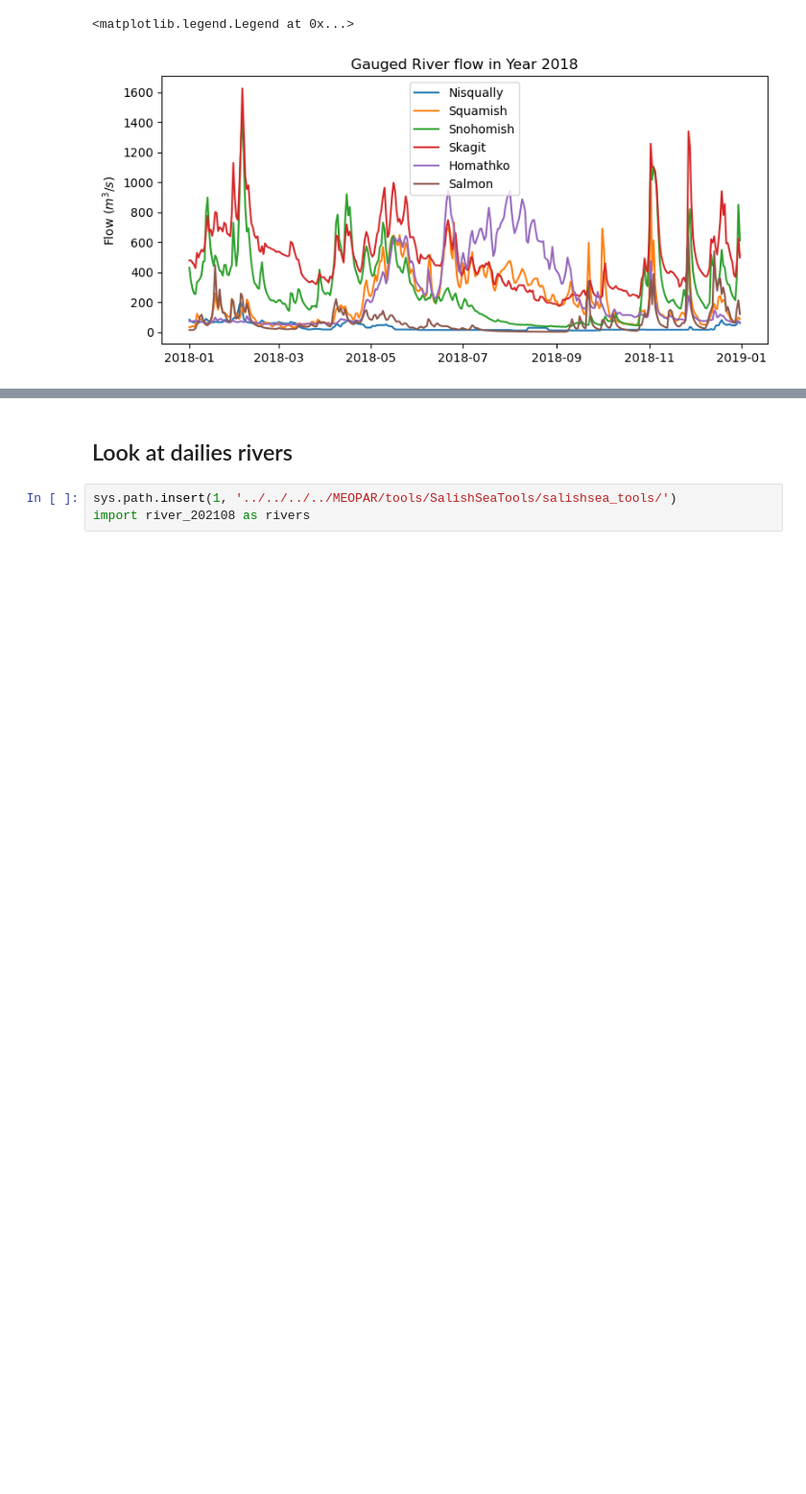
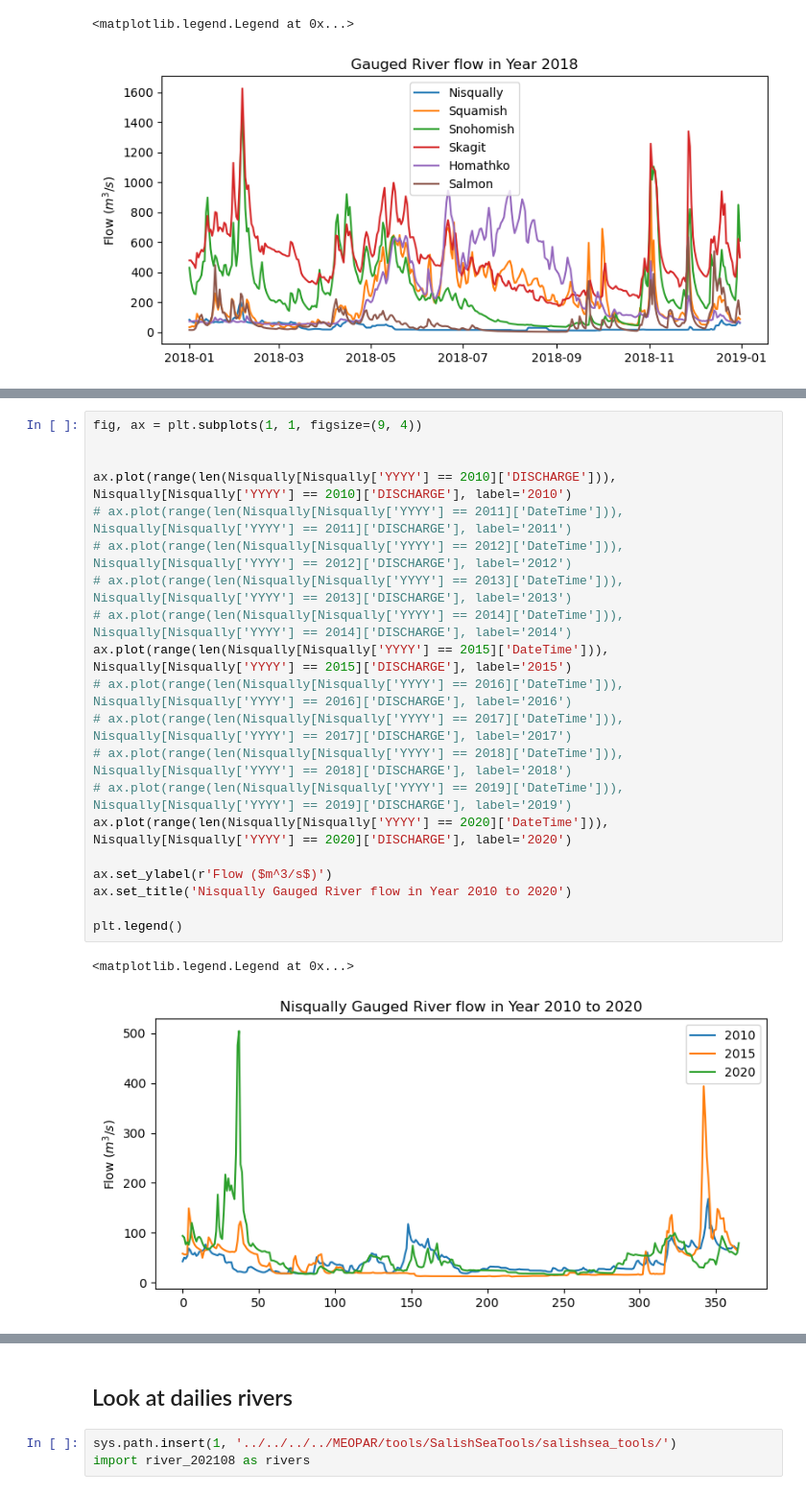
Before and after one commit to SalishSeaCast/analysis-cassidy, a Jupyter notebook: notebooks/compare_daily_river/compare_river_flows.ipynb, the cells around one changed output, grey strips where cells are left out. Shown at 96% size. Saved outputs shown, nothing was run; the diff lists cells and outputs as text; blank space fills up the shorter version.

```diff
--- a/notebooks/compare_daily_river/compare_river_flows.ipynb
+++ b/notebooks/compare_daily_river/compare_river_flows.ipynb
@@ -59,0 +116,23 @@ plt.legend()
+# %%
+fig, ax = plt.subplots(1, 1, figsize=(9, 4))
+
+
+ax.plot(range(len(Nisqually[Nisqually['YYYY'] == 2010]['DISCHARGE'])), Nisqually[Nisqually['YYYY'] == 2010]['DISCHARGE'], label='2010')
+# ax.plot(range(len(Nisqually[Nisqually['YYYY'] == 2011]['DateTime'])), Nisqually[Nisqually['YYYY'] == 2011]['DISCHARGE'], label='2011')
+# ax.plot(range(len(Nisqually[Nisqually['YYYY'] == 2012]['DateTime'])), Nisqually[Nisqually['YYYY'] == 2012]['DISCHARGE'], label='2012')
+# ax.plot(range(len(Nisqually[Nisqually['YYYY'] == 2013]['DateTime'])), Nisqually[Nisqually['YYYY'] == 2013]['DISCHARGE'], label='2013')
+# ax.plot(range(len(Nisqually[Nisqually['YYYY'] == 2014]['DateTime'])), Nisqually[Nisqually['YYYY'] == 2014]['DISCHARGE'], label='2014')
+ax.plot(range(len(Nisqually[Nisqually['YYYY'] == 2015]['DateTime'])), Nisqually[Nisqually['YYYY'] == 2015]['DISCHARGE'], label='2015')
+# ax.plot(range(len(Nisqually[Nisqually['YYYY'] == 2016]['DateTime'])), Nisqually[Nisqually['YYYY'] == 2016]['DISCHARGE'], label='2016')
+# ax.plot(range(len(Nisqually[Nisqually['YYYY'] == 2017]['DateTime'])), Nisqually[Nisqually['YYYY'] == 2017]['DISCHARGE'], label='2017')
+# ax.plot(range(len(Nisqually[Nisqually['YYYY'] == 2018]['DateTime'])), Nisqually[Nisqually['YYYY'] == 2018]['DISCHARGE'], label='2018')
+# ax.plot(range(len(Nisqually[Nisqually['YYYY'] == 2019]['DateTime'])), Nisqually[Nisqually['YYYY'] == 2019]['DISCHARGE'], label='2019')
+ax.plot(range(len(Nisqually[Nisqually['YYYY'] == 2020]['DateTime'])), Nisqually[Nisqually['YYYY'] == 2020]['DISCHARGE'], label='2020')
+
+ax.set_ylabel(r'Flow ($m^3/s$)')
+ax.set_title('Nisqually Gauged River flow in Year 2010 to 2020')
+
+plt.legend()
+# %% [output]
+<matplotlib.legend.Legend at 0x...>
+[figure, added]
```
Also changed, not shown: parts of 13 cells of this notebook.
